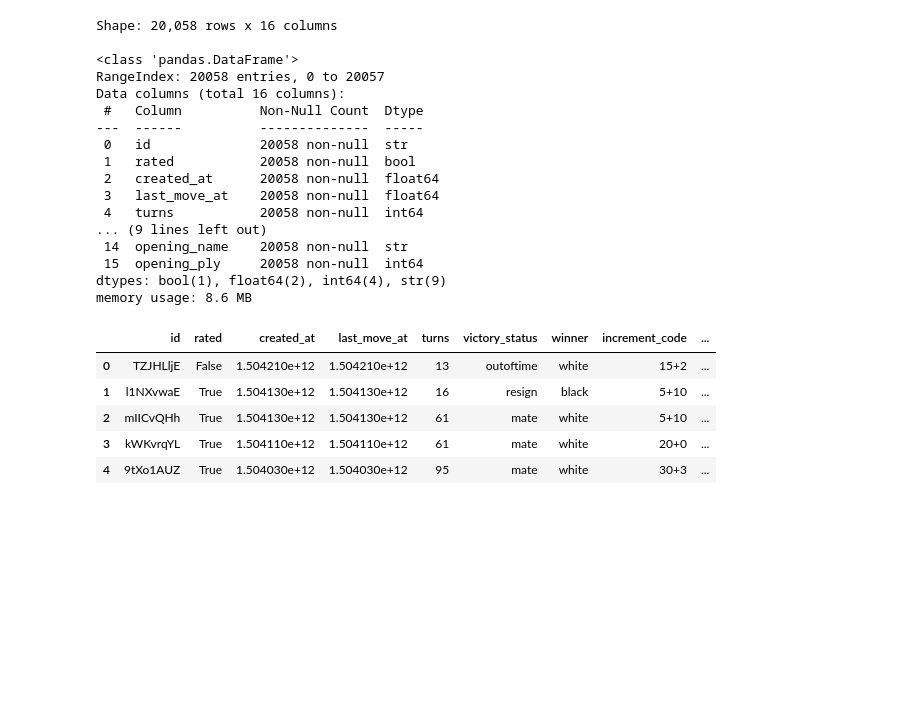
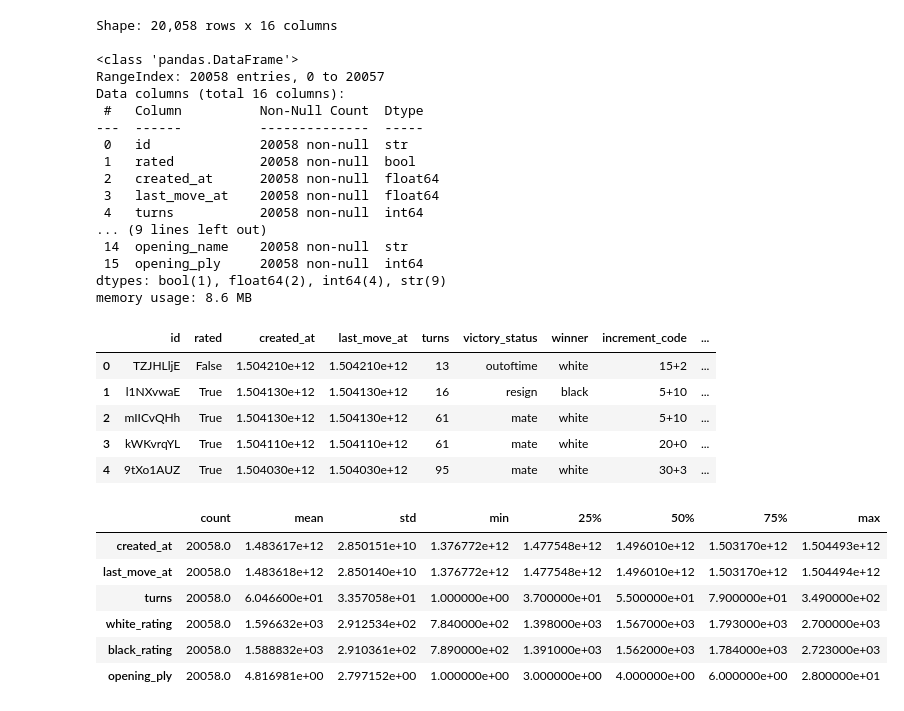
Before and after one commit to AhmedInv40/Chess-Rating-Systems, a Jupyter notebook: Chess Rating Systems.ipynb, the cells around one changed output. Drawn from its saved outputs; the diff is of its cells as text; code cells hidden in the pictures; blank space fills up the shorter version.

```diff
--- a/Chess Rating Systems.ipynb
+++ b/Chess Rating Systems.ipynb
@@ -109,3 +109,14 @@ lichess.head()
 | 2 | mIICvQHh | True | 1.504130e+12 | 1.504130e+12 | 61 | mate | white | 5+10 | ... |
 | 3 | kWKvrqYL | True | 1.504110e+12 | 1.504110e+12 | 61 | mate | white | 20+0 | ... |
 | 4 | 9tXo1AUZ | True | 1.504030e+12 | 1.504030e+12 | 95 | mate | white | 30+3 | ... |
+# %%
+# Statistics for Numerical Columns
+lichess.describe().T
+# %% [output]
+|  | count | mean | std | min | 25% | 50% | 75% | max |
+| created_at | 20058.0 | 1.483617e+12 | 2.850151e+10 | 1.376772e+12 | 1.477548e+12 | 1.496010e+12 | 1.503170e+12 | 1.504493e+12 |
+| last_move_at | 20058.0 | 1.483618e+12 | 2.850140e+10 | 1.376772e+12 | 1.477548e+12 | 1.496010e+12 | 1.503170e+12 | 1.504494e+12 |
+| turns | 20058.0 | 6.046600e+01 | 3.357058e+01 | 1.000000e+00 | 3.700000e+01 | 5.500000e+01 | 7.900000e+01 | 3.490000e+02 |
+| white_rating | 20058.0 | 1.596632e+03 | 2.912534e+02 | 7.840000e+02 | 1.398000e+03 | 1.567000e+03 | 1.793000e+03 | 2.700000e+03 |
+| black_rating | 20058.0 | 1.588832e+03 | 2.910361e+02 | 7.890000e+02 | 1.391000e+03 | 1.562000e+03 | 1.784000e+03 | 2.723000e+03 |
+| opening_ply | 20058.0 | 4.816981e+00 | 2.797152e+00 | 1.000000e+00 | 3.000000e+00 | 4.000000e+00 | 6.000000e+00 | 2.800000e+01 |
```
Also changed, not shown: parts of 13 cells of this notebook.
